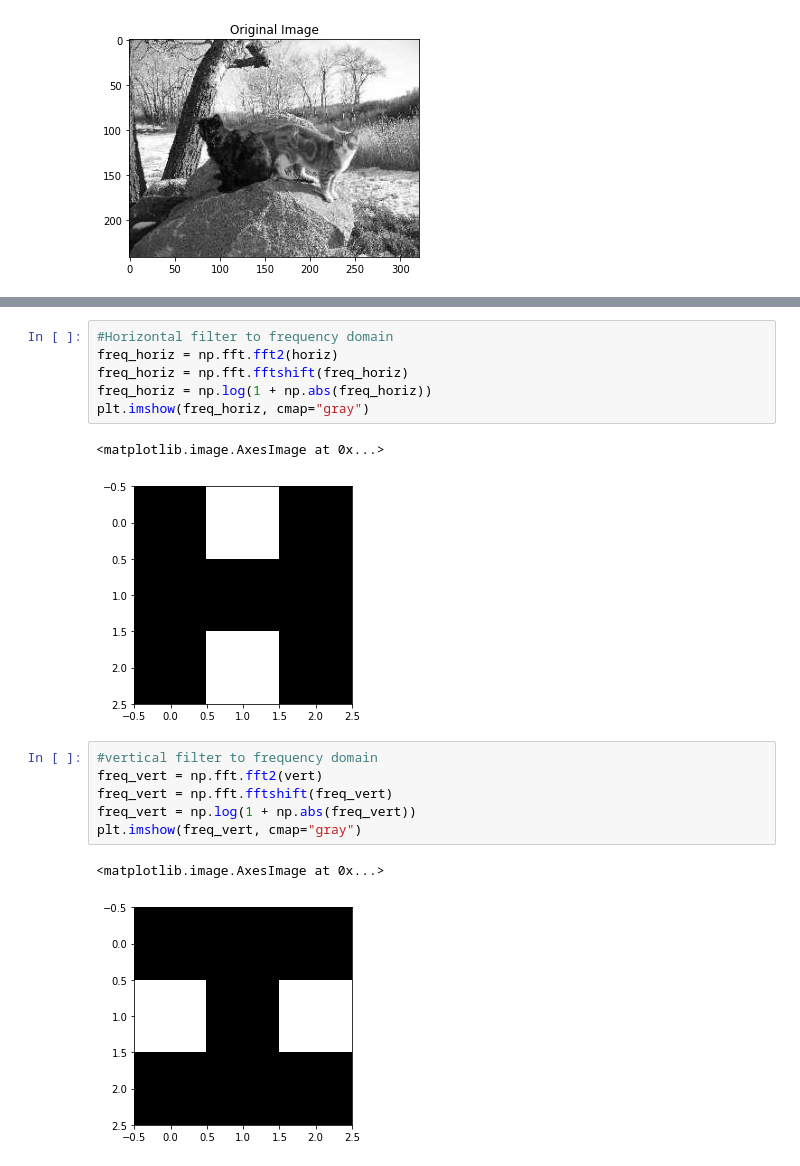
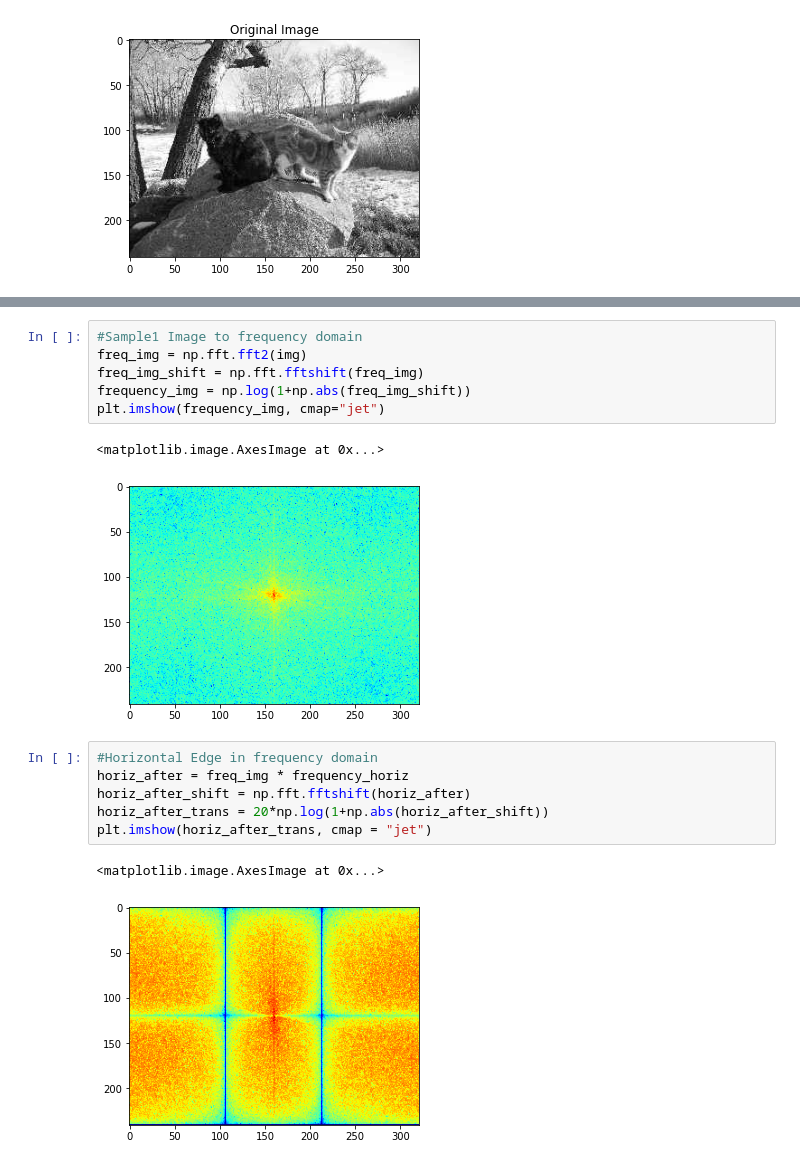
Before and after one commit to zmz223/CS584, a Jupyter notebook: hw2/hw2.ipynb, the cells around one changed output, grey strips where cells are left out. Saved outputs shown, nothing was run; the diff lists cells and outputs as text.

```diff
--- a/hw2/hw2.ipynb
+++ b/hw2/hw2.ipynb
@@ -86,19 +108,19 @@ plt.imshow(out_vert, cmap="gray")
 # %%
-#Horizontal filter to frequency domain
-freq_horiz = np.fft.fft2(horiz)
-freq_horiz = np.fft.fftshift(freq_horiz)
-freq_horiz = np.log(1 + np.abs(freq_horiz))
-plt.imshow(freq_horiz, cmap="gray")
+#Sample1 Image to frequency domain
+freq_img = np.fft.fft2(img)
+freq_img_shift = np.fft.fftshift(freq_img)
+frequency_img = np.log(1+np.abs(freq_img_shift))
+plt.imshow(frequency_img, cmap="jet")
 # %% [output]
 <matplotlib.image.AxesImage at 0x...>
-[figure, old version]
+[figure, new version]
 # %%
-#vertical filter to frequency domain
-freq_vert = np.fft.fft2(vert)
-freq_vert = np.fft.fftshift(freq_vert)
-freq_vert = np.log(1 + np.abs(freq_vert))
-plt.imshow(freq_vert, cmap="gray")
+#Horizontal Edge in frequency domain
+horiz_after = freq_img * frequency_horiz
+horiz_after_shift = np.fft.fftshift(horiz_after)
+horiz_after_trans = 20*np.log(1+np.abs(horiz_after_shift))
+plt.imshow(horiz_after_trans, cmap = "jet")
 # %% [output]
 <matplotlib.image.AxesImage at 0x...>
-[figure, old version]
+[figure, new version]
 # %%
```
Also changed, not shown: parts of 12 cells of this notebook.
